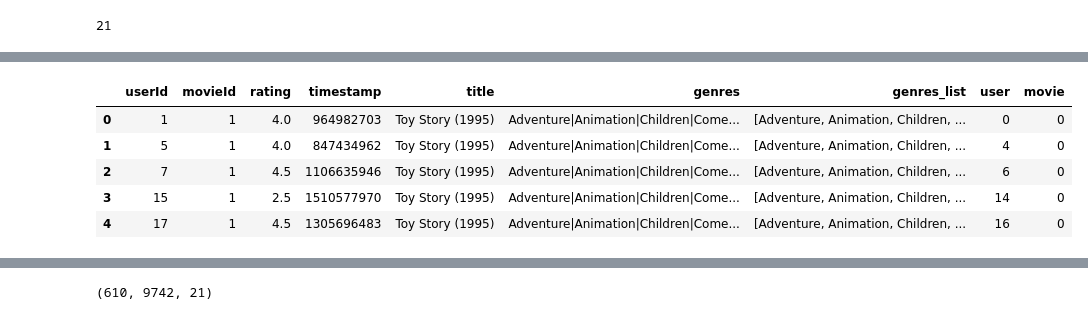
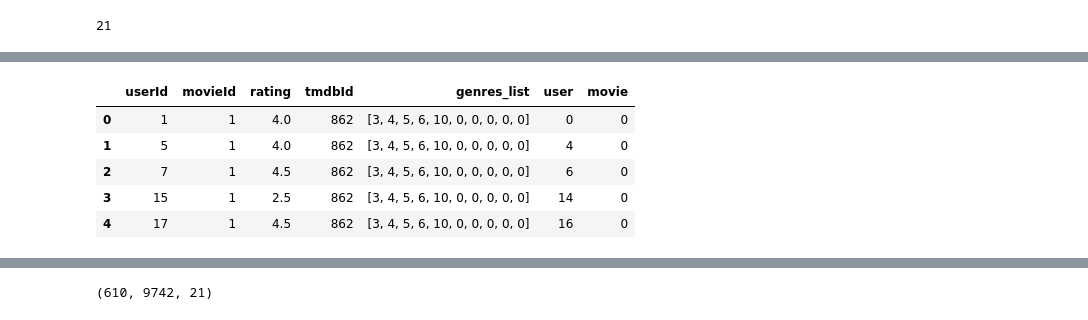
Before and after one commit to dipta007/Movie-Recommendation, a Jupyter notebook: Movie_Recommendation.ipynb, the cells around one changed output, grey strips where cells are left out. Saved outputs shown, nothing was run; the diff lists cells and outputs as text; code cells hidden in the pictures.

```diff
--- a/Movie_Recommendation.ipynb
+++ b/Movie_Recommendation.ipynb
@@ -55,0 +62,4 @@ movies.head()
+# %%
+links = pd.read_csv(f"{DATA_PATH}/links.csv")
+links['tmdbId'] = links['tmdbId'].fillna(-1).astype(int)
+movie_to_tmdb = dict(zip(links.movieId, links.tmdbId))
@@ -86,0 +104,4 @@ ratings.head()
+# %%
+ratings['tmdbId'] = ratings['movieId'].apply(lambda x: movie_to_tmdb[x])
+ratings = ratings.drop(['timestamp'], axis=1)
+ratings.head()
@@ -87,4 +115,4 @@ ratings.head()
 # %%
-joined_ratings = pd.merge(ratings, movies, "inner", "movieId")
-joined_ratings.head()
+ratings = pd.merge(ratings, movies, "inner", "movieId")
+ratings.head()
 # %% [output]
@@ -96,0 +125,3 @@ joined_ratings.head()
+# %%
+ratings = ratings.drop(['title', 'genres'], axis=1)
+ratings.head()
@@ -97,25 +135,34 @@ joined_ratings.head()
 # %%
 from sklearn.model_selection import train_test_split
 from sklearn.preprocessing import LabelEncoder, MinMaxScaler
 
+# Encode the userId
 user_enc = LabelEncoder()
-joined_ratings['user'] = user_enc.fit_transform(joined_ratings['userId'].values)
-n_users = joined_ratings['user'].nunique()
+ratings['user'] = user_enc.fit_transform(ratings['userId'].values)
+n_users = ratings['user'].nunique()
 
+# Encode the movie ids
 movie_enc = LabelEncoder()
 movie_enc.fit(movies['movieId'])
-joined_ratings['movie'] = movie_enc.transform(joined_ratings['movieId'].values)
+ratings['movie'] = movie_enc.transform(ratings['movieId'].values)
 n_movies = movies['movieId'].nunique()
 
-joined_ratings['rating'] = joined_ratings['rating'].values.astype(np.float32)
-min_rating = min(joined_ratings['rating'])
-max_rating = max(joined_ratings['rating'])
+# encode genere list
+genre_enc = LabelEncoder()
+genre_enc.fit(list(s))
+ratings['genres_list'] = ratings['genres_list'].apply(lambda x: genre_enc.transform(x))
+ratings.head()
 
-joined_ratings.head()
+# get ratings info
+ratings['rating'] = ratings['rating'].values.astype(np.float32)
+min_rating = min(ratings['rating'])
+max_rating = max(ratings['rating'])
+
+ratings.head()
 # %% [output]
-|  | userId | movieId | rating | timestamp | title | genres | genres_list | user | movie |
-| 0 | 1 | 1 | 4.0 | 964982703 | Toy Story (1995) | Adventure|Animation|Children|Come... | [Adventure, Animation, Children, ... | 0 | 0 |
-| 1 | 5 | 1 | 4.0 | 847434962 | Toy Story (1995) | Adventure|Animation|Children|Come... | [Adventure, Animation, Children, ... | 4 | 0 |
-| 2 | 7 | 1 | 4.5 | 1106635946 | Toy Story (1995) | Adventure|Animation|Children|Come... | [Adventure, Animation, Children, ... | 6 | 0 |
-| 3 | 15 | 1 | 2.5 | 1510577970 | Toy Story (1995) | Adventure|Animation|Children|Come... | [Adventure, Animation, Children, ... | 14 | 0 |
-| 4 | 17 | 1 | 4.5 | 1305696483 | Toy Story (1995) | Adventure|Animation|Children|Come... | [Adventure, Animation, Children, ... | 16 | 0 |
+|  | userId | movieId | rating | tmdbId | genres_list | user | movie |
+| 0 | 1 | 1 | 4.0 | 862 | [3, 4, 5, 6, 10, 0, 0, 0, 0, 0] | 0 | 0 |
+| 1 | 5 | 1 | 4.0 | 862 | [3, 4, 5, 6, 10, 0, 0, 0, 0, 0] | 4 | 0 |
+| 2 | 7 | 1 | 4.5 | 862 | [3, 4, 5, 6, 10, 0, 0, 0, 0, 0] | 6 | 0 |
+| 3 | 15 | 1 | 2.5 | 862 | [3, 4, 5, 6, 10, 0, 0, 0, 0, 0] | 14 | 0 |
+| 4 | 17 | 1 | 4.5 | 862 | [3, 4, 5, 6, 10, 0, 0, 0, 0, 0] | 16 | 0 |
```
Also changed, not shown: parts of 28 cells of this notebook.
